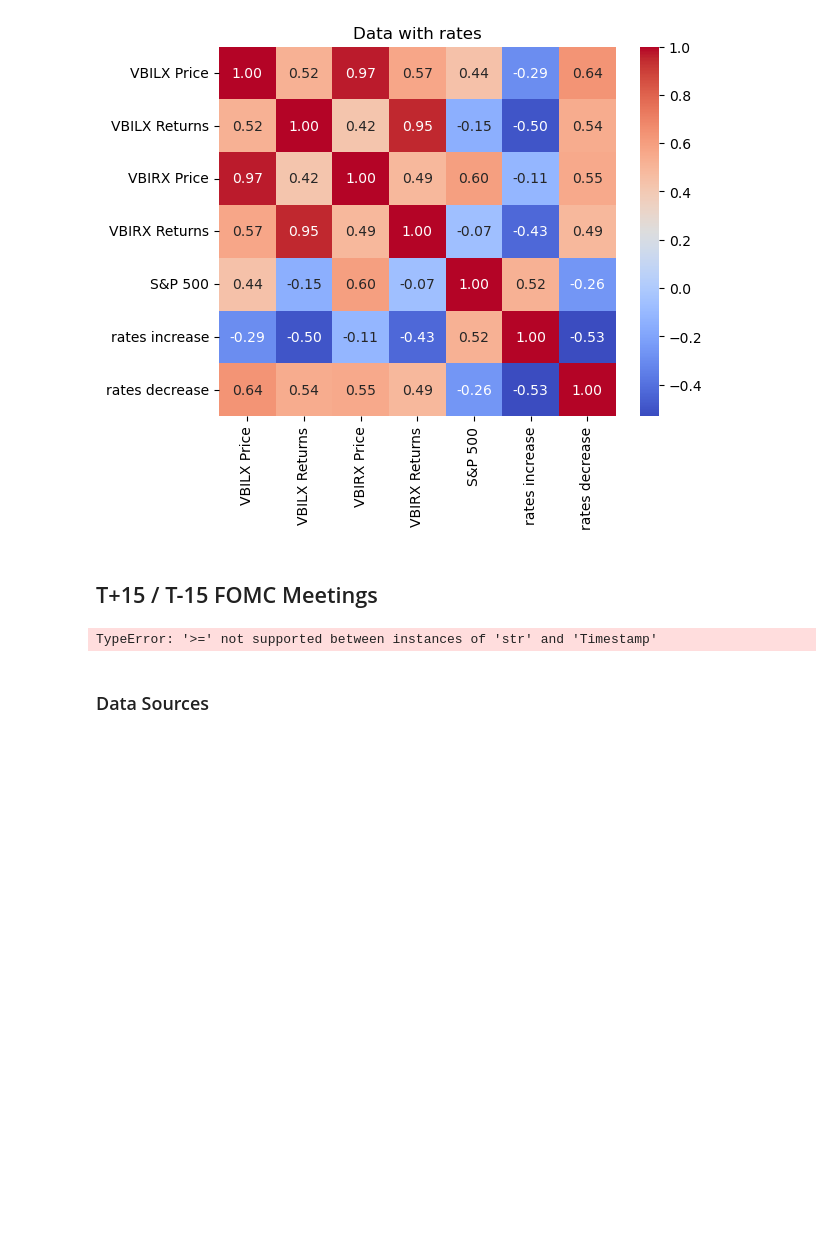
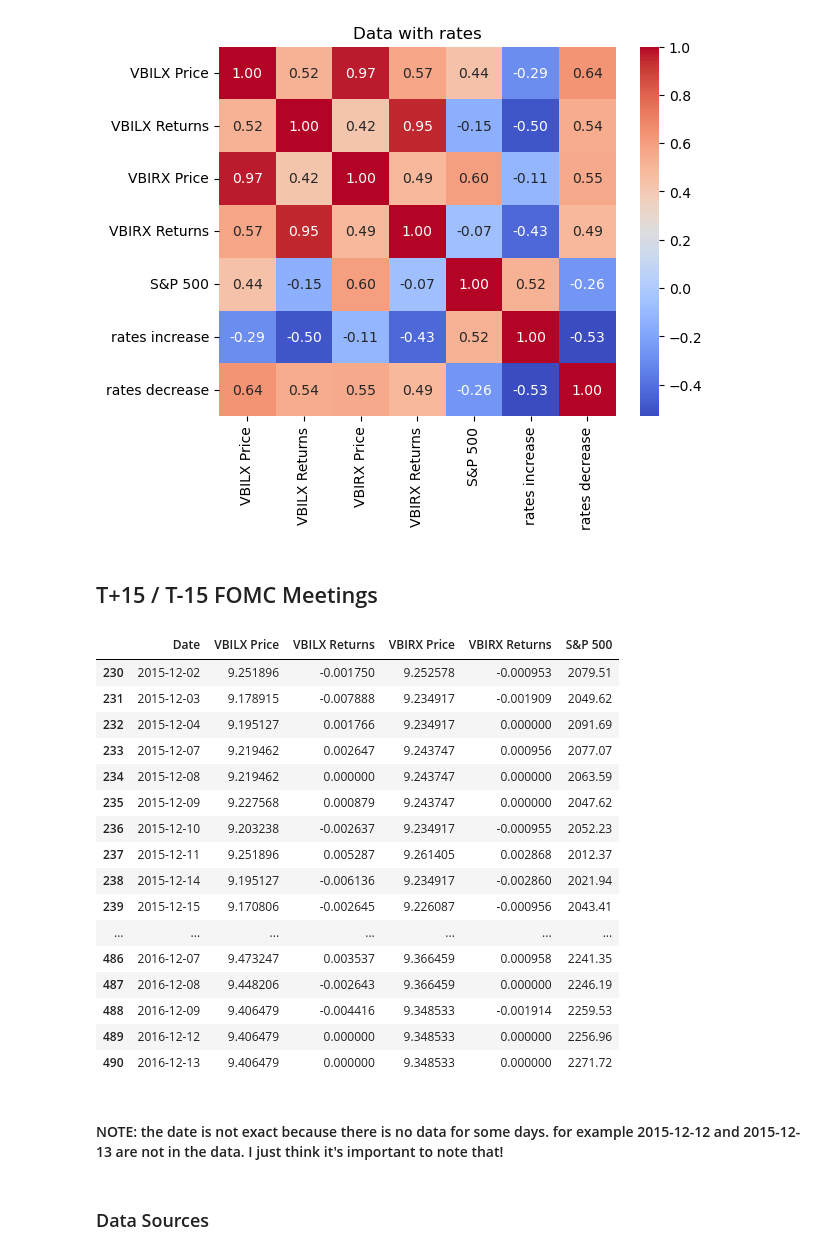
Before and after one commit to mab923/finalteamproject, a Jupyter notebook: FinalProject.ipynb, the cells around one changed output. Cells and saved outputs as stored; diff of their text form; code cells hidden in the pictures; blank space fills up the shorter version.

Commit message:
final t+15 and t-15 data

```diff
--- a/FinalProject.ipynb
+++ b/FinalProject.ipynb
@@ -62,27 +62,49 @@ plt.show()
 # %% [markdown]
 ## T+15 / T-15 FOMC Meetings
 # %%
+#change to datetime
+merged_data['Date'] = pd.to_datetime(merged_data['Date'])
+rates['Date'] = pd.to_datetime(rates['Date'])
+
 fifteen_days = pd.DataFrame()
 filtered_dates = rates['Date'].tolist()
-rates['Date'] = pd.to_datetime(rates['Date'])
+
 
 # Loop
 for date in filtered_dates:
     # Convert date to datetime object
     match_date = pd.to_datetime(date)
     # Filter the merged data to the 15 days prior and after the matching date
     prior_15 = merged_data.loc[(merged_data['Date'] >= match_date - pd.Timedelta(days=15)) & (merged_data['Date'] <= match_date)]
     post_15 = merged_data.loc[(merged_data['Date'] > match_date) & (merged_data['Date'] <= match_date + pd.Timedelta(days=15))]
     # Combine the filtered dataframes and append to the results dataframe
     filtered_data = pd.concat([prior_15, post_15])
     fifteen_days = pd.concat([fifteen_days, filtered_data])
 
 # Sort results and drop and duplicates
 fifteen_days.sort_values(by='Date', inplace=True)
 fifteen_days.drop_duplicates(inplace=True)
-fifteen_days
+fifteen_days[0:31]
 # %% [output]
-TypeError: '>=' not supported between instances of 'str' and 'Timestamp'
+|  | Date | VBILX Price | VBILX Returns | VBIRX Price | VBIRX Returns | S&P 500 |
+| 230 | 2015-12-02 | 9.251896 | -0.001750 | 9.252578 | -0.000953 | 2079.51 |
+| 231 | 2015-12-03 | 9.178915 | -0.007888 | 9.234917 | -0.001909 | 2049.62 |
+| 232 | 2015-12-04 | 9.195127 | 0.001766 | 9.234917 | 0.000000 | 2091.69 |
+| 233 | 2015-12-07 | 9.219462 | 0.002647 | 9.243747 | 0.000956 | 2077.07 |
+| 234 | 2015-12-08 | 9.219462 | 0.000000 | 9.243747 | 0.000000 | 2063.59 |
+| 235 | 2015-12-09 | 9.227568 | 0.000879 | 9.243747 | 0.000000 | 2047.62 |
+| 236 | 2015-12-10 | 9.203238 | -0.002637 | 9.234917 | -0.000955 | 2052.23 |
+| 237 | 2015-12-11 | 9.251896 | 0.005287 | 9.261405 | 0.002868 | 2012.37 |
+| 238 | 2015-12-14 | 9.195127 | -0.006136 | 9.234917 | -0.002860 | 2021.94 |
+| 239 | 2015-12-15 | 9.170806 | -0.002645 | 9.226087 | -0.000956 | 2043.41 |
+| ... | ... | ... | ... | ... | ... | ... |
+| 486 | 2016-12-07 | 9.473247 | 0.003537 | 9.366459 | 0.000958 | 2241.35 |
+| 487 | 2016-12-08 | 9.448206 | -0.002643 | 9.366459 | 0.000000 | 2246.19 |
+| 488 | 2016-12-09 | 9.406479 | -0.004416 | 9.348533 | -0.001914 | 2259.53 |
+| 489 | 2016-12-12 | 9.406479 | 0.000000 | 9.348533 | 0.000000 | 2256.96 |
+| 490 | 2016-12-13 | 9.406479 | 0.000000 | 9.348533 | 0.000000 | 2271.72 |
+# %% [markdown]
+#### NOTE: the date is not exact because there is no data for some days. for example 2015-12-12 and 2015-12-13 are not in the data. I just think it's important to note that!
 # %% [markdown]
 ### Data Sources
 # %% [markdown]
```
